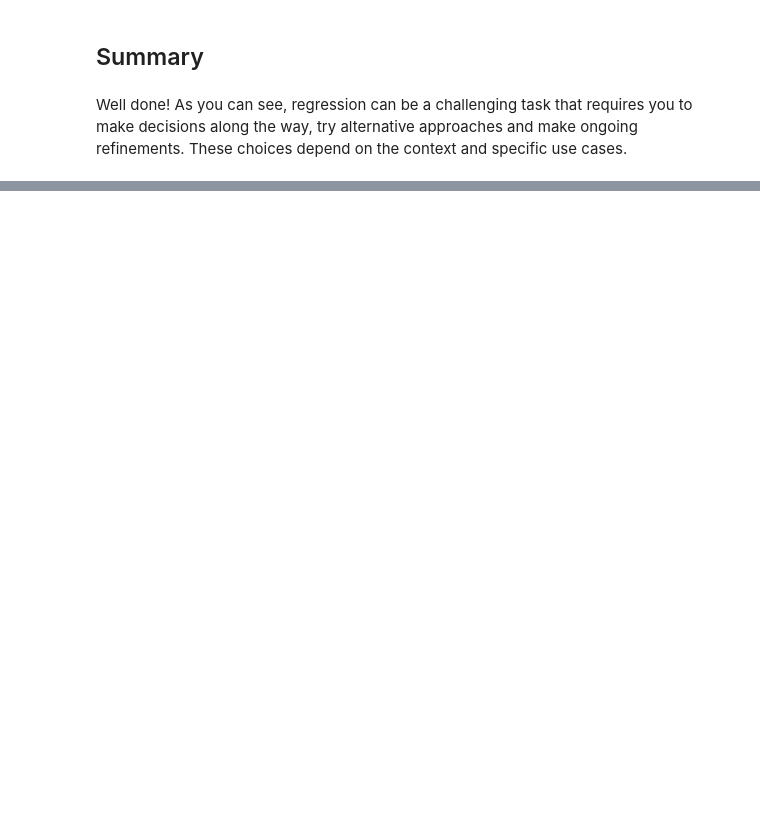
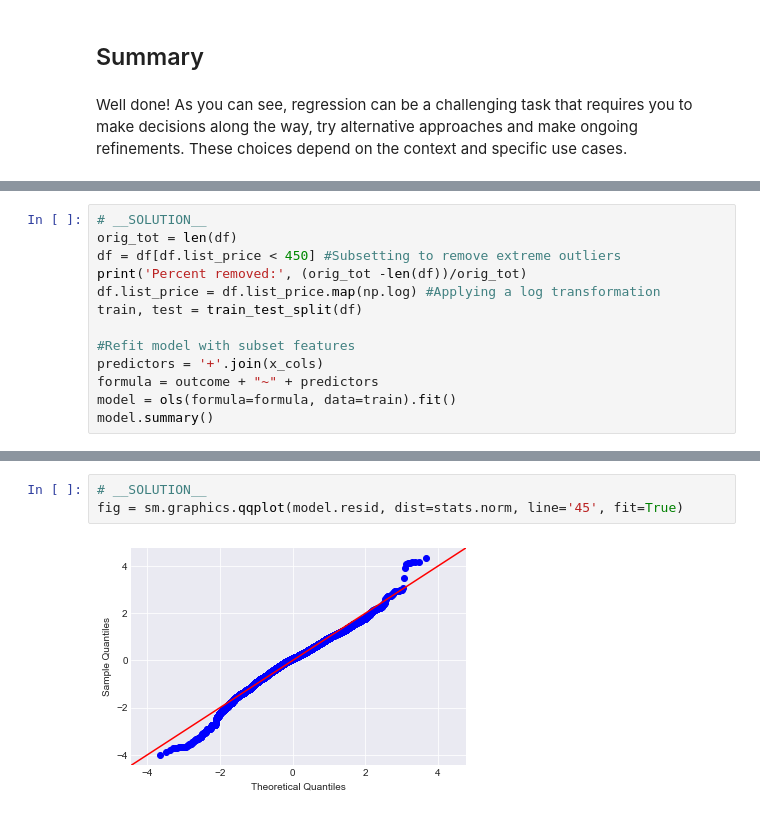
Before and after one commit to learn-co-curriculum/ds-linear-regression-project-axi, a Jupyter notebook: index.ipynb, the cells around one changed output, grey strips where cells are left out. Cells and saved outputs as stored; diff of their text form; blank space fills up the shorter version.

```diff
--- a/index.ipynb
+++ b/index.ipynb
@@ -72,0 +464,13 @@ Well done! As you can see, regression can be a challenging task that requires yo
+# %%
+# __SOLUTION__
+orig_tot = len(df)
+df = df[df.list_price < 450] #Subsetting to remove extreme outliers
+print('Percent removed:', (orig_tot -len(df))/orig_tot)
+df.list_price = df.list_price.map(np.log) #Applying a log transformation
+train, test = train_test_split(df)
+
+#Refit model with subset features
+predictors = '+'.join(x_cols)
+formula = outcome + "~" + predictors
+model = ols(formula=formula, data=train).fit()
+model.summary()
@@ -72,0 +511,5 @@ Well done! As you can see, regression can be a challenging task that requires yo
+# %%
+# __SOLUTION__
+fig = sm.graphics.qqplot(model.resid, dist=stats.norm, line='45', fit=True)
+# %% [output]
+[figure, added]
```
Also changed, not shown: parts of 32 cells of this notebook, 11 other files.
